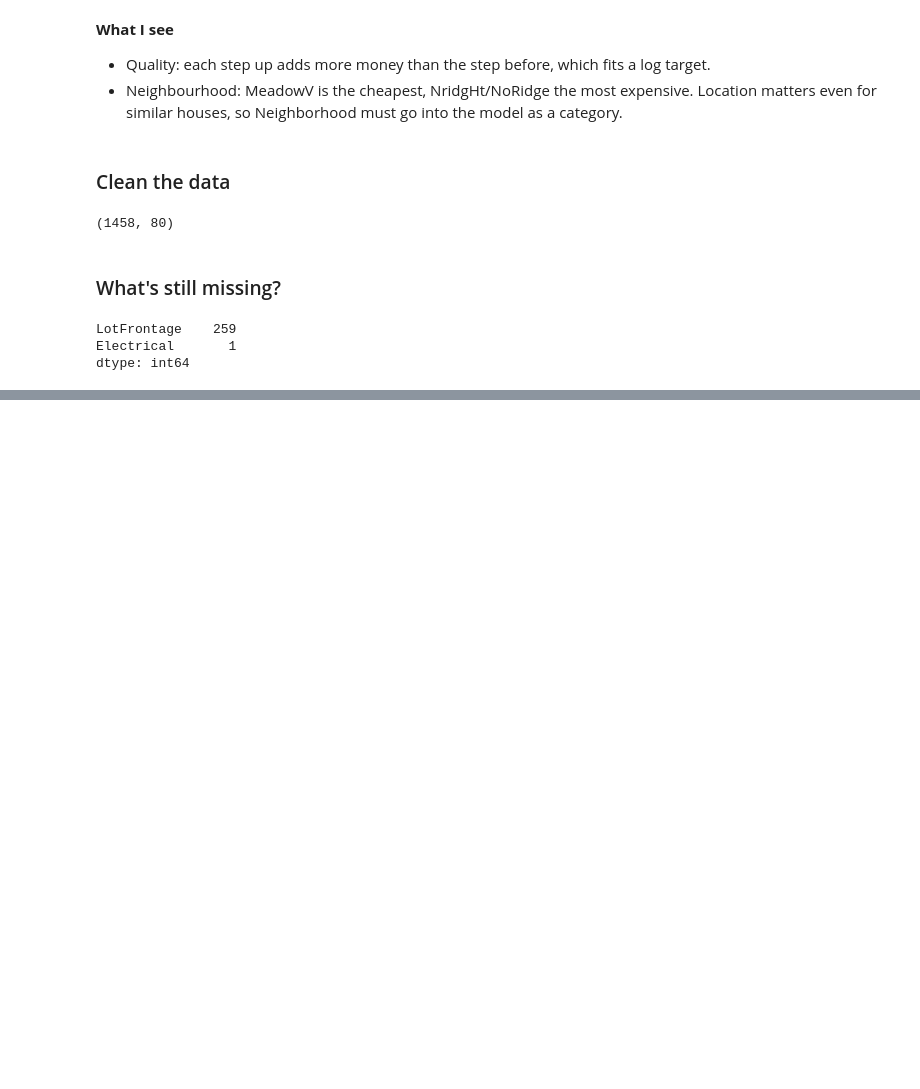
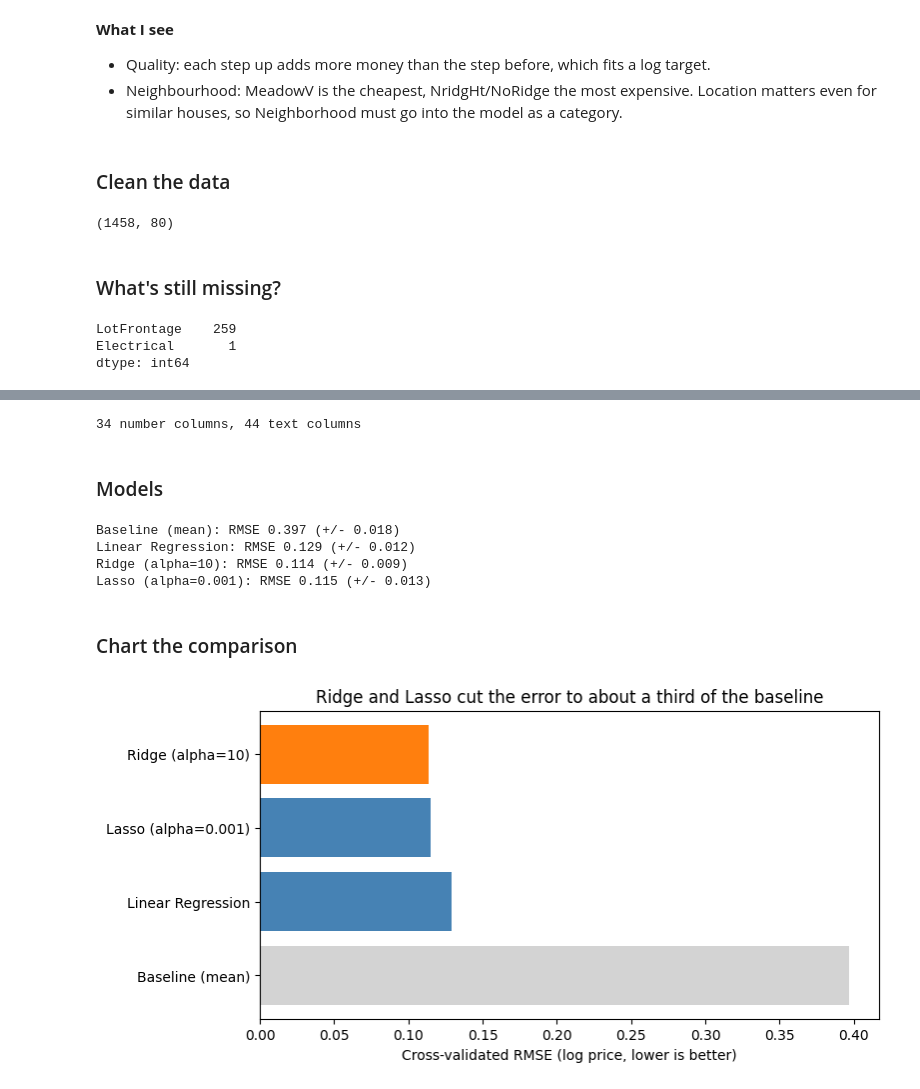
Before and after one commit to nischithdivine/house-price-regression, a Jupyter notebook: notebooks/00_exploration.ipynb.ipynb, the cells around one changed output, grey strips where cells are left out. Saved outputs shown, nothing was run; the diff lists cells and outputs as text; code cells hidden in the pictures; blank space fills up the shorter version.

Commit message:
Compare models

```diff
--- a/notebooks/00_exploration.ipynb.ipynb
+++ b/notebooks/00_exploration.ipynb.ipynb
@@ -328,0 +350,8 @@ dtype: int64
+# %%
+# Which columns are numbers, which are text
+# the pipeline treats these two groups differently
+num_cols = X_train.select_dtypes("number").columns
+cat_cols = X_train.select_dtypes("object").columns
+print(len(num_cols), "number columns,", len(cat_cols), "text columns")
+# %% [output]
+34 number columns, 44 text columns
@@ -328,0 +373,49 @@ dtype: int64
+# %% [markdown]
+### Models
+# %%
+
+
+from sklearn.dummy import DummyRegressor
+from sklearn.linear_model import LinearRegression, Ridge, Lasso
+
+# baseline always predicts the average price, and every real model must beat it
+# alpha = how strongly Ridge/Lasso shrink the coefficients (tuned properly in Stage 4)
+models = {
+    "Baseline (mean)": DummyRegressor(strategy="mean"),
+    "Linear Regression": LinearRegression(),
+    "Ridge (alpha=10)": Ridge(alpha=10),
+    "Lasso (alpha=0.001)": Lasso(alpha=0.001, max_iter=50000),
+}
+# %%
+# Compare with 5-fold cross-validation
+
+
+from sklearn.model_selection import cross_val_score
+
+results = {}
+for name, model in models.items():
+    pipe = make_pipeline(prep, model)
+    # sklearn returns negative RMSE (higher = better), so flip the sign
+    scores = -cross_val_score(pipe, X_train, y_train, cv=5, scoring="neg_root_mean_squared_error")
+    results[name] = scores.mean()
+    print(f"{name}: RMSE {scores.mean():.3f} (+/- {scores.std():.3f})")
+# %% [output]
+Baseline (mean): RMSE 0.397 (+/- 0.018)
+Linear Regression: RMSE 0.129 (+/- 0.012)
+Ridge (alpha=10): RMSE 0.114 (+/- 0.009)
+Lasso (alpha=0.001): RMSE 0.115 (+/- 0.013)
+# %% [markdown]
+### Chart the comparison
+# %%
+# lowest error on top; orange = best model, grey = baseline
+res = pd.Series(results).sort_values(ascending=False)
+colors = ["tab:orange" if v == res.min() else "lightgrey" if "Baseline" in k else "steelblue"
+          for k, v in res.items()]
+
+fig, ax = plt.subplots(figsize=(8, 4))
+ax.barh(res.index, res.values, color=colors)
+ax.set_title("Ridge and Lasso cut the error to about a third of the baseline")
+ax.set_xlabel("Cross-validated RMSE (log price, lower is better)")
+plt.show()
+# %% [output]
+[figure, added]
```
Also changed, not shown: parts of 8 cells of this notebook.
